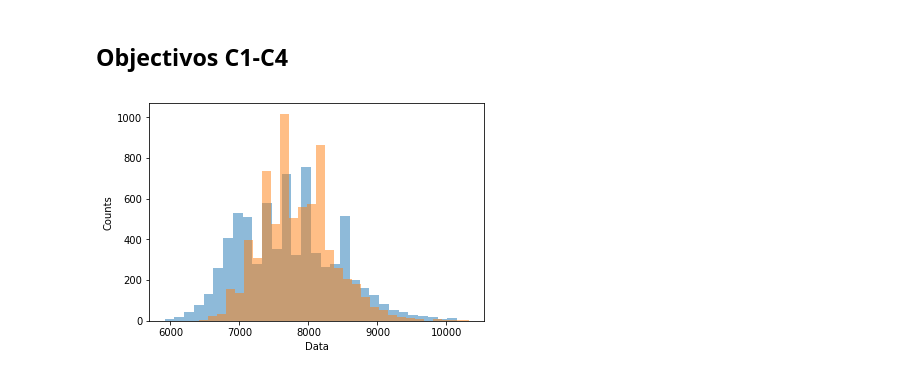
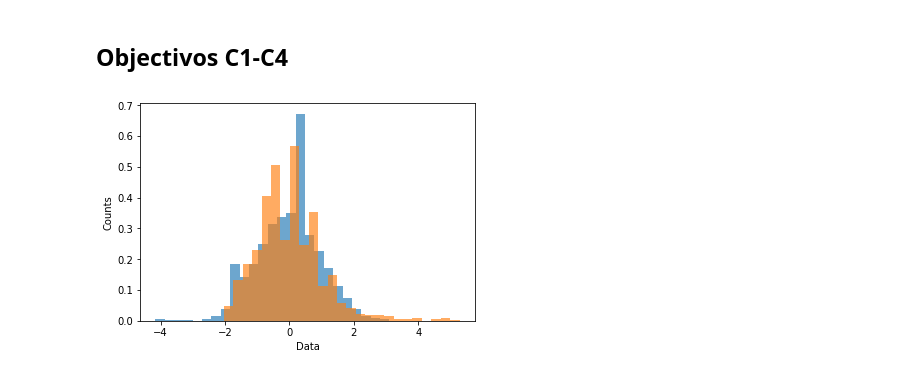
Before and after one commit to ROS-Force/NavCAM-Contest, a Jupyter notebook: Resultados/Scripts/First_Objectives.ipynb, the cells around one changed output. Cells and saved outputs as stored; diff of their text form; code cells hidden in the pictures.

```diff
--- a/Resultados/Scripts/First_Objectives.ipynb
+++ b/Resultados/Scripts/First_Objectives.ipynb
@@ -40,11 +40,11 @@ std_df = standardizeData(concatenated_df)
 # %%
 #concatenated_df.hist(bins=30)
 #std_df.plot.hist(bins=20, alpha=0.5)
 
 #concatenated_df["1m-parede"].plot.hist(bins=30, alpha=0.5)
-plt.hist(concatenated_df["7m-parede"].dropna(), bins=30, alpha=0.5)
-plt.hist(concatenated_df["7m-sl-parede"].dropna(), bins=30, alpha=0.5)
+plt.hist(std_df["1m-parede"].dropna(), bins=25, alpha=0.65, density=True)
+plt.hist(std_df["10m-parede"].dropna(), bins=25, alpha=0.65, density=True)
 plt.ylabel('Counts')
 plt.xlabel('Data');
 # %% [output]
-[figure, old version]
+[figure, new version]
```
Also changed, not shown: parts of 3 cells of this notebook.
